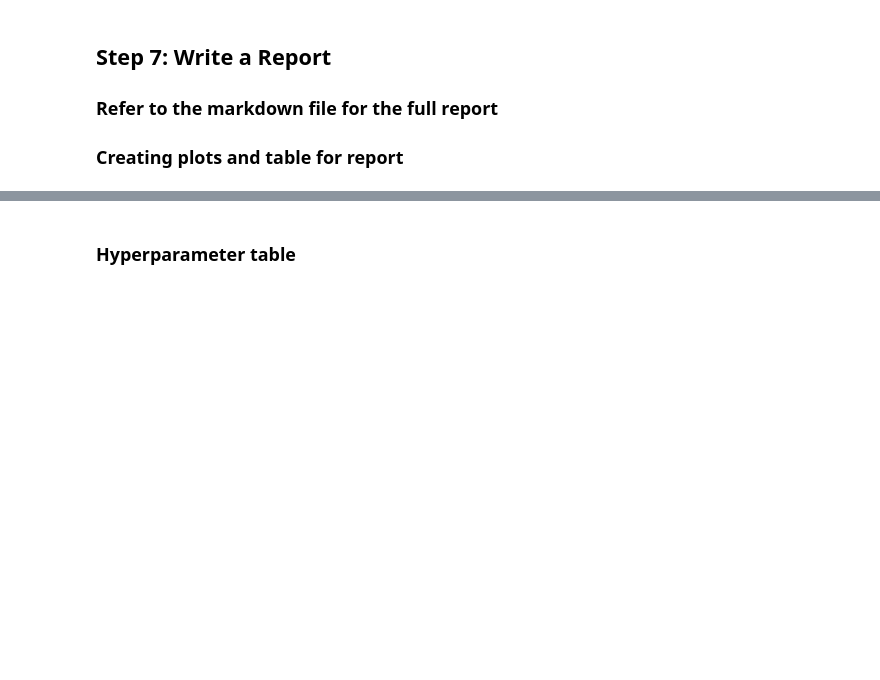
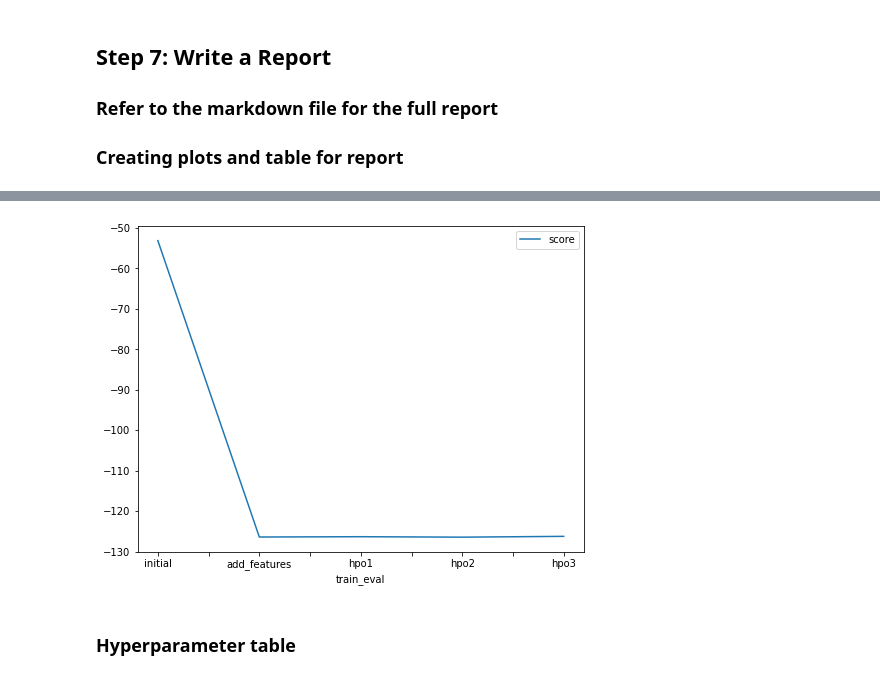
Before and after one commit to andijakl/cd0385-project-starter, a Jupyter notebook: project/project-notebook.ipynb, the cells around one changed output, grey strips where cells are left out. Cells and saved outputs as stored; diff of their text form; code cells hidden in the pictures; blank space fills up the shorter version.

```diff
--- a/project/project-notebook.ipynb
+++ b/project/project-notebook.ipynb
@@ -271,3 +693,14 @@ fig.savefig('model_test_score.png')
+# %%
+# Take the 3 top model scores and creating a line plot to show improvement
+fig = pd.DataFrame(
+    {
+        "train_eval": ["initial", "add_features", "hpo1", "hpo2", "hpo3"],
+        "score": [-53.145606, -126.402802, -126.326020, -126.439796, -126.239479]
+    }
+).plot(x="train_eval", y="score", figsize=(8, 6)).get_figure()
+fig.savefig('model_train_score.png')
+# %% [output]
+[figure, added]
 # %% [markdown]
 ### Hyperparameter table
 # %%
```
Also changed, not shown: parts of 48 cells of this notebook, 4 other files.
